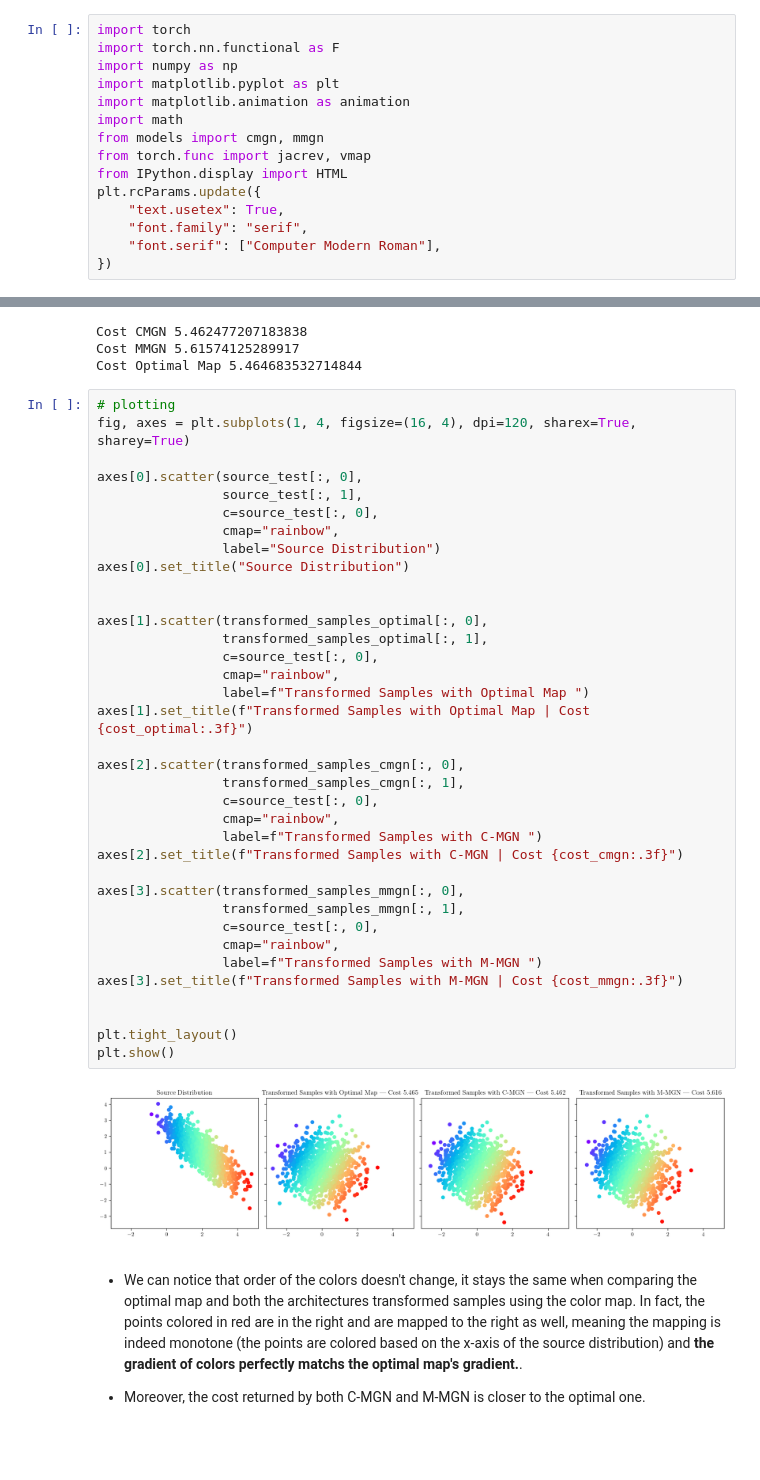
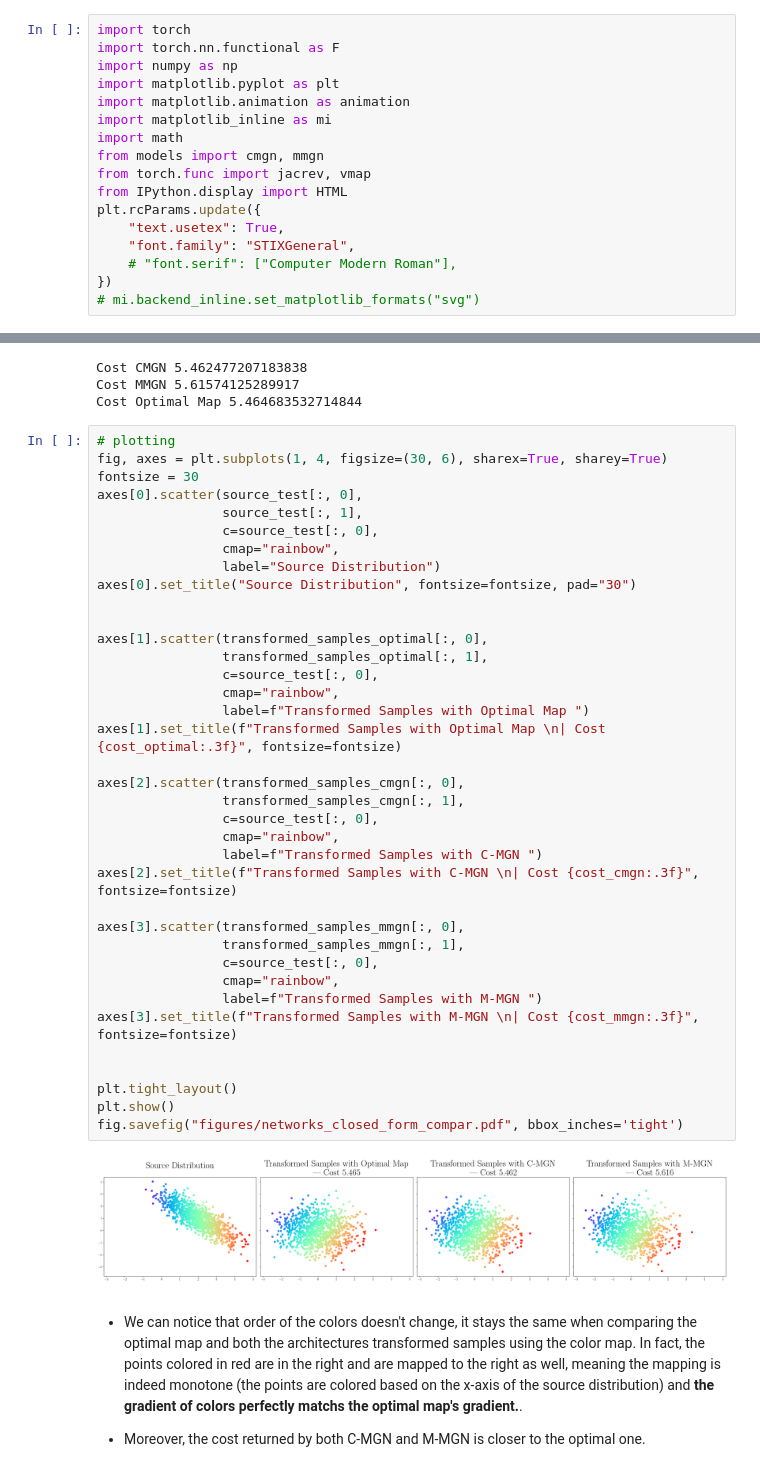
Before and after one commit to midsougou/Learning-Gradient-of-Convex-Functions-Using-Neural-Network, a Jupyter notebook: src/experiments/distribution_mapping.ipynb, the cells around one changed output, grey strips where cells are left out. Drawn from its saved outputs; the diff is of its cells as text; blank space fills up the shorter version.

```diff
--- a/src/experiments/distribution_mapping.ipynb
+++ b/src/experiments/distribution_mapping.ipynb
@@ -11,15 +11,17 @@ import torch.nn.functional as F
 import numpy as np
 import matplotlib.pyplot as plt
 import matplotlib.animation as animation
+import matplotlib_inline as mi
 import math
 from models import cmgn, mmgn
 from torch.func import jacrev, vmap
 from IPython.display import HTML
 plt.rcParams.update({
     "text.usetex": True,
-    "font.family": "serif",
-    "font.serif": ["Computer Modern Roman"],
+    "font.family": "STIXGeneral",
+    # "font.serif": ["Computer Modern Roman"],
 })
+# mi.backend_inline.set_matplotlib_formats("svg")
 # %% [markdown]
 # 2-Optimal Coupling
 
@@ -488,42 +491,43 @@ Cost MMGN 5.61574125289917
 Cost Optimal Map 5.464683532714844
 # %%
 # plotting
-fig, axes = plt.subplots(1, 4, figsize=(16, 4), dpi=120, sharex=True, sharey=True)
-
+fig, axes = plt.subplots(1, 4, figsize=(30, 6), sharex=True, sharey=True)
+fontsize = 30
 axes[0].scatter(source_test[:, 0],
                 source_test[:, 1],
                 c=source_test[:, 0],
                 cmap="rainbow",
                 label="Source Distribution")
-axes[0].set_title("Source Distribution")
+axes[0].set_title("Source Distribution", fontsize=fontsize, pad="30")
 
 
 axes[1].scatter(transformed_samples_optimal[:, 0],
                 transformed_samples_optimal[:, 1],
                 c=source_test[:, 0],
                 cmap="rainbow",
                 label=f"Transformed Samples with Optimal Map ")
-axes[1].set_title(f"Transformed Samples with Optimal Map | Cost {cost_optimal:.3f}")
+axes[1].set_title(f"Transformed Samples with Optimal Map \n| Cost {cost_optimal:.3f}", fontsize=fontsize)
 
 axes[2].scatter(transformed_samples_cmgn[:, 0],
                 transformed_samples_cmgn[:, 1],
                 c=source_test[:, 0],
                 cmap="rainbow",
                 label=f"Transformed Samples with C-MGN ")
-axes[2].set_title(f"Transformed Samples with C-MGN | Cost {cost_cmgn:.3f}")
+axes[2].set_title(f"Transformed Samples with C-MGN \n| Cost {cost_cmgn:.3f}", fontsize=fontsize)
 
 axes[3].scatter(transformed_samples_mmgn[:, 0],
                 transformed_samples_mmgn[:, 1],
                 c=source_test[:, 0],
                 cmap="rainbow",
                 label=f"Transformed Samples with M-MGN ")
-axes[3].set_title(f"Transformed Samples with M-MGN | Cost {cost_mmgn:.3f}")
+axes[3].set_title(f"Transformed Samples with M-MGN \n| Cost {cost_mmgn:.3f}", fontsize=fontsize)
 
 
 plt.tight_layout()
 plt.show()
+fig.savefig("figures/networks_closed_form_compar.pdf", bbox_inches='tight')
 # %% [output]
-[figure, old version]
+[figure, new version]
 # %% [markdown]
 - We can notice that order of the colors doesn't change, it stays the same when comparing the optimal map and both the architectures transformed samples using the color map. In fact, the points colored in red are in the right and are mapped to the right as well, meaning the mapping is indeed monotone (the points are colored based on the x-axis of the source distribution) and **the gradient of colors perfectly matchs the optimal map's gradient.**.
 
```
Also changed, not shown: parts of 2 cells of this notebook, 2 other files.
